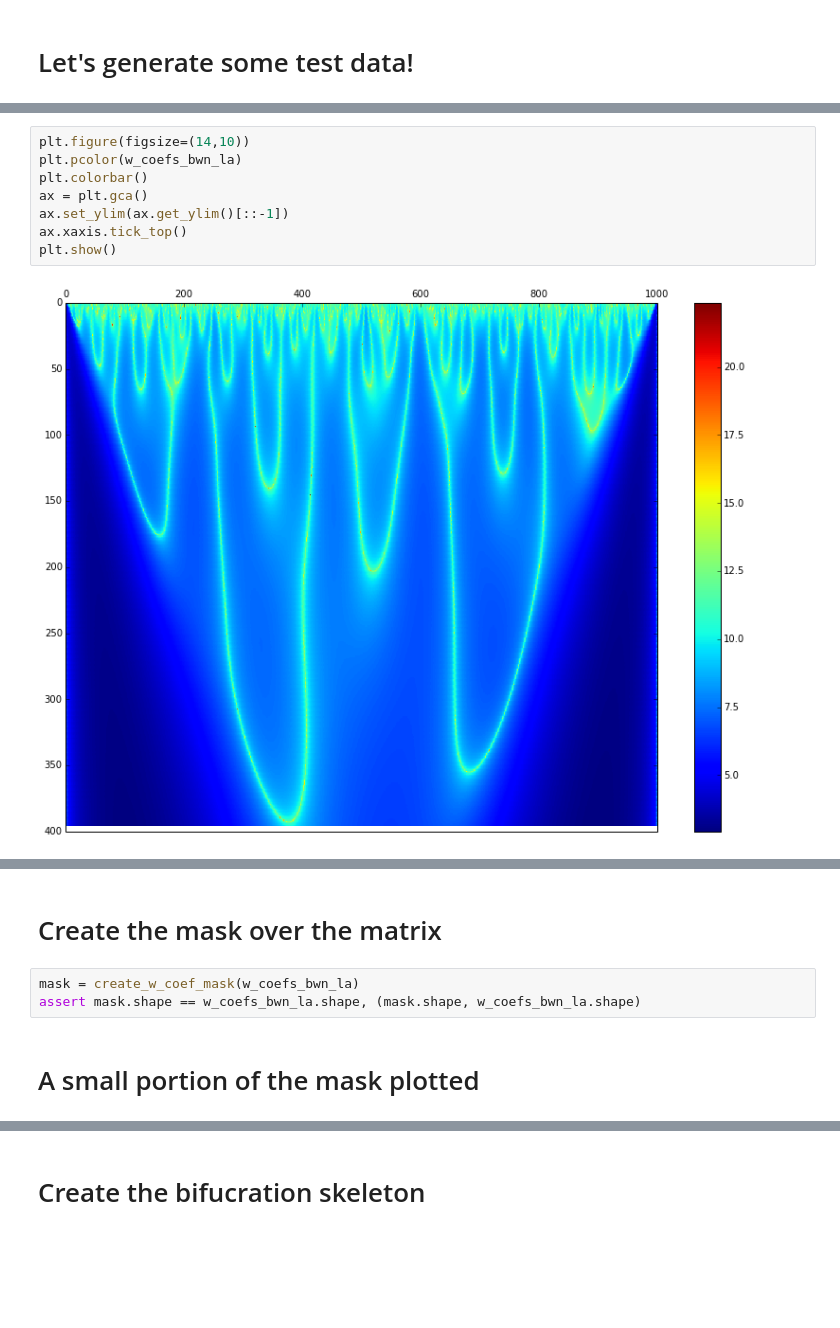
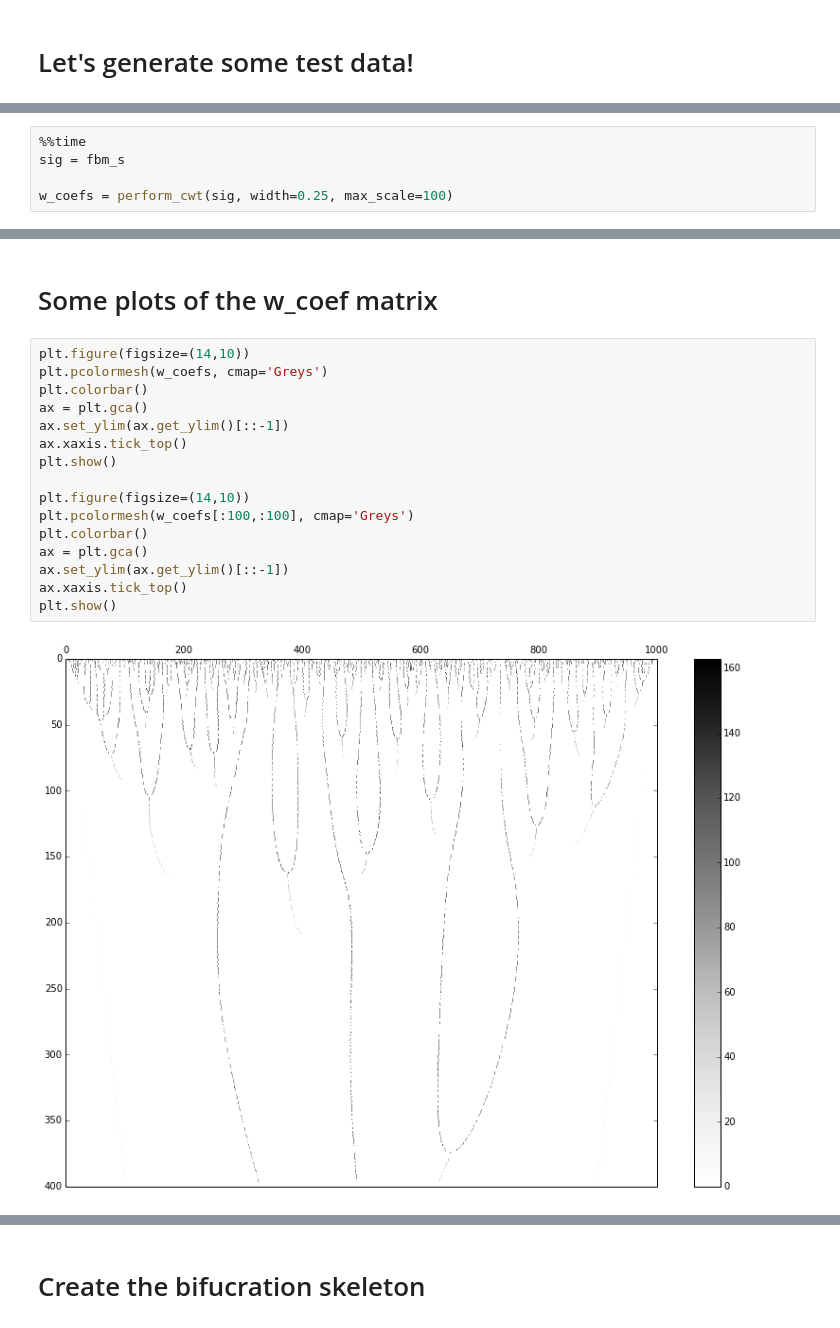
Before and after one commit to buckie/wtmm-python, a Jupyter notebook: notebooks/scipy approach.ipynb, the cells around one changed output, grey strips where cells are left out. Saved outputs shown, nothing was run; the diff lists cells and outputs as text; blank space fills up the shorter version.

```diff
--- a/notebooks/scipy approach.ipynb
+++ b/notebooks/scipy approach.ipynb
@@ -66,0 +54,5 @@ w_coefs_bwn_la = -1 * log(abs(w_coefs_bwn))
+# %%
+%%time
+sig = fbm_s
+
+w_coefs = perform_cwt(sig, width=0.25, max_scale=100)
@@ -67,10 +62,20 @@ w_coefs_bwn_la = -1 * log(abs(w_coefs_bwn))
+# %% [markdown]
+# Some plots of the w_coef matrix
 # %%
 plt.figure(figsize=(14,10))
-plt.pcolor(w_coefs_bwn_la)
+plt.pcolormesh(w_coefs, cmap='Greys')
 plt.colorbar()
 ax = plt.gca()
 ax.set_ylim(ax.get_ylim()[::-1])
 ax.xaxis.tick_top()
 plt.show()
+
+plt.figure(figsize=(14,10))
+plt.pcolormesh(w_coefs[:100,:100], cmap='Greys')
+plt.colorbar()
+ax = plt.gca()
+ax.set_ylim(ax.get_ylim()[::-1])
+ax.xaxis.tick_top()
+plt.show()
 # %% [output]
-[figure, old version]
+[figure, new version]
@@ -77,7 +82,0 @@ plt.show()
-# %% [markdown]
-# Create the mask over the matrix
-# %%
-mask = create_w_coef_mask(w_coefs_bwn_la)
-assert mask.shape == w_coefs_bwn_la.shape, (mask.shape, w_coefs_bwn_la.shape)
-# %% [markdown]
-# A small portion of the mask plotted
```
Also changed, not shown: parts of 13 cells of this notebook, 2 other files.
